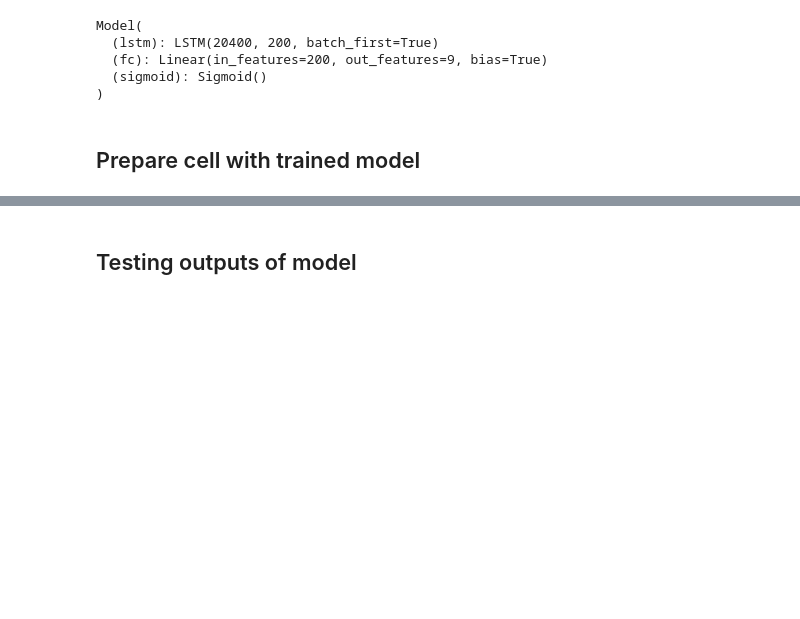
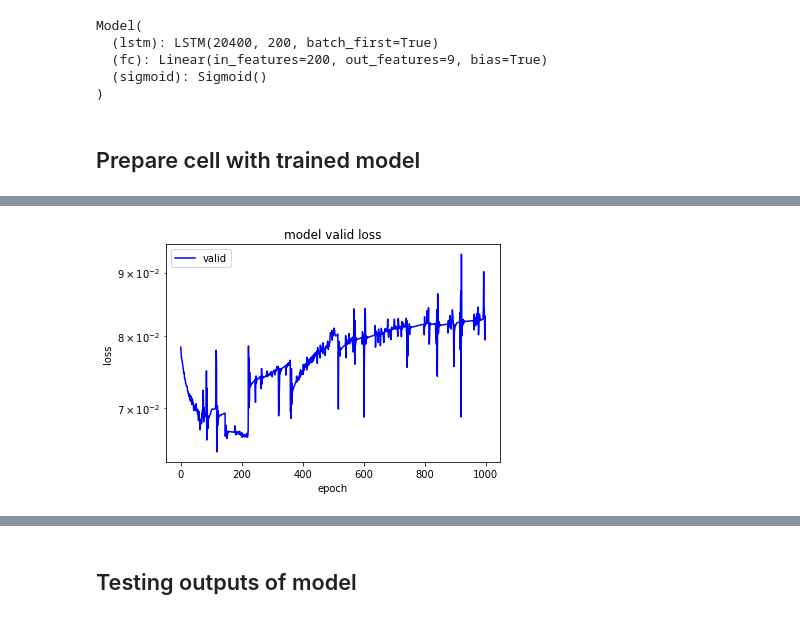
Before and after one commit to Alec-ryo/rnn_enduro, a Jupyter notebook: 2-lstm_train/load_pytorch_model.ipynb, the cells around one changed output, grey strips where cells are left out. Saved outputs shown, nothing was run; the diff lists cells and outputs as text; code cells hidden in the pictures; blank space fills up the shorter version.

```diff
--- a/2-lstm_train/load_pytorch_model.ipynb
+++ b/2-lstm_train/load_pytorch_model.ipynb
@@ -103,0 +147,4 @@ torch.Size([9])
+# %%
+plot_graph(valid_loss_arr[1].reshape(-1,), 'valid')
+# %% [output]
+[figure, added]
```
Also changed, not shown: parts of 17 cells of this notebook, 2 other files.
